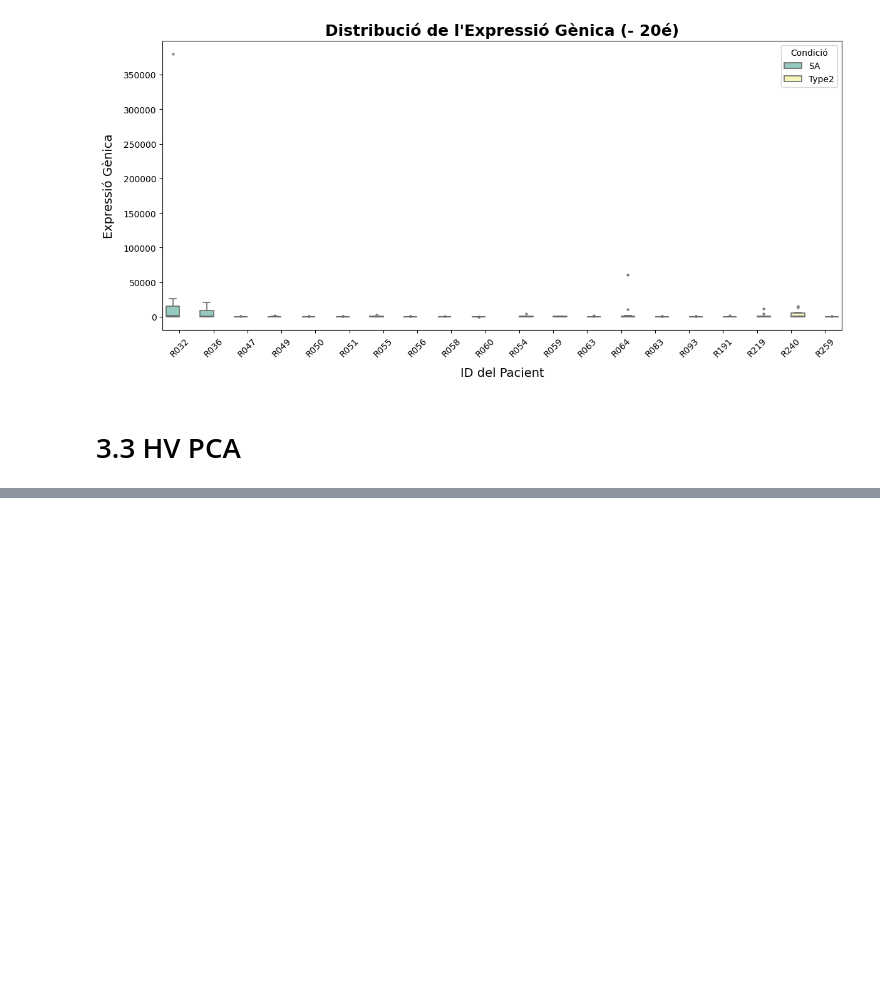
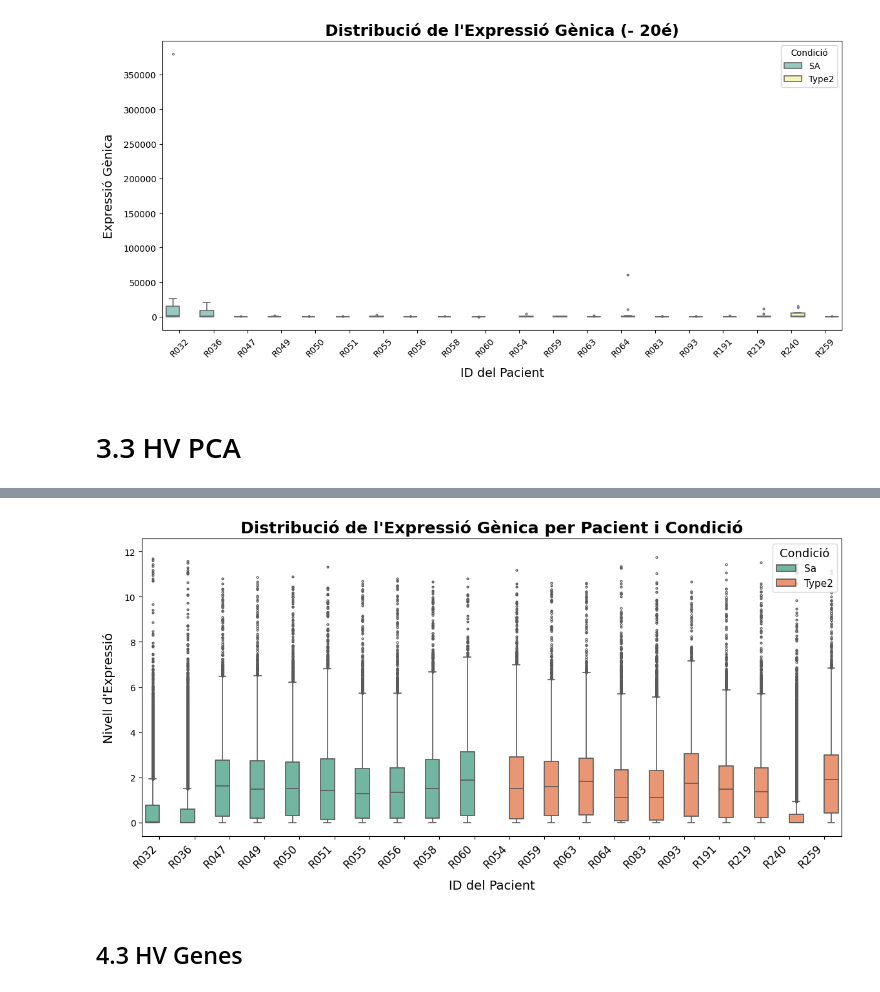
Before and after one commit to CarlaBatlle/practiques, a Jupyter notebook: Distrib_dades_unproc.ipynb, the cells around one changed output, grey strips where cells are left out. Saved outputs shown, nothing was run; the diff lists cells and outputs as text; code cells hidden in the pictures; blank space fills up the shorter version.

```diff
--- a/Distrib_dades_unproc.ipynb
+++ b/Distrib_dades_unproc.ipynb
@@ -539,0 +751,27 @@ plt.show()
+# %%
+# Boxplot
+
+plt.figure(figsize=(14, 6))
+sns.boxplot(
+    data=tpm_combined_sample,
+    x="record_id",
+    y="Expression",
+    hue="Condició",
+    dodge=True,
+    palette="Set2",  # Colors més suaus i diferenciats
+    linewidth=1.2,  # Gruix de les línies del boxplot
+    fliersize=2  # Mida dels outliers perquè no sobresurtin massa
+)
+
+plt.title("Distribució de l'Expressió Gènica per Pacient i Condició", fontsize=18, fontweight='bold')
+plt.xlabel("ID del Pacient", fontsize=14, labelpad=10)
+plt.ylabel("Nivell d'Expressió", fontsize=14, labelpad=10)
+
+plt.xticks(rotation=45, ha="right", fontsize=12)  # Rotar els noms dels pacients
+plt.legend(title="Condició", title_fontsize=13, fontsize=11, loc="upper right", frameon=True)
+
+plt.show()
+# %% [output]
+[figure, added]
+# %% [markdown]
+## 4.3 HV Genes
```
Also changed, not shown: parts of 21 cells of this notebook, 1 other file.
